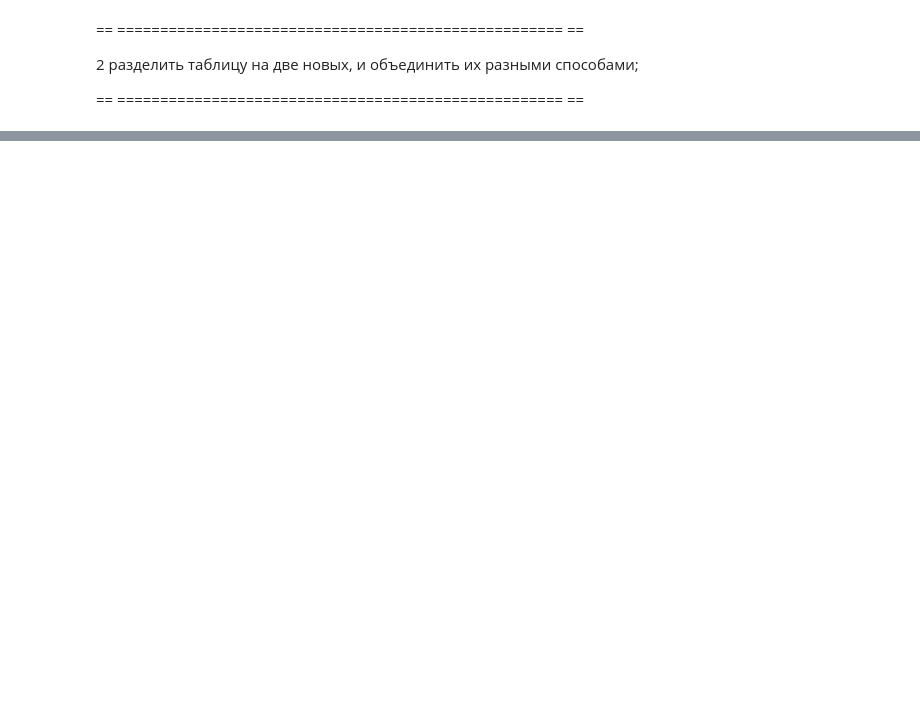
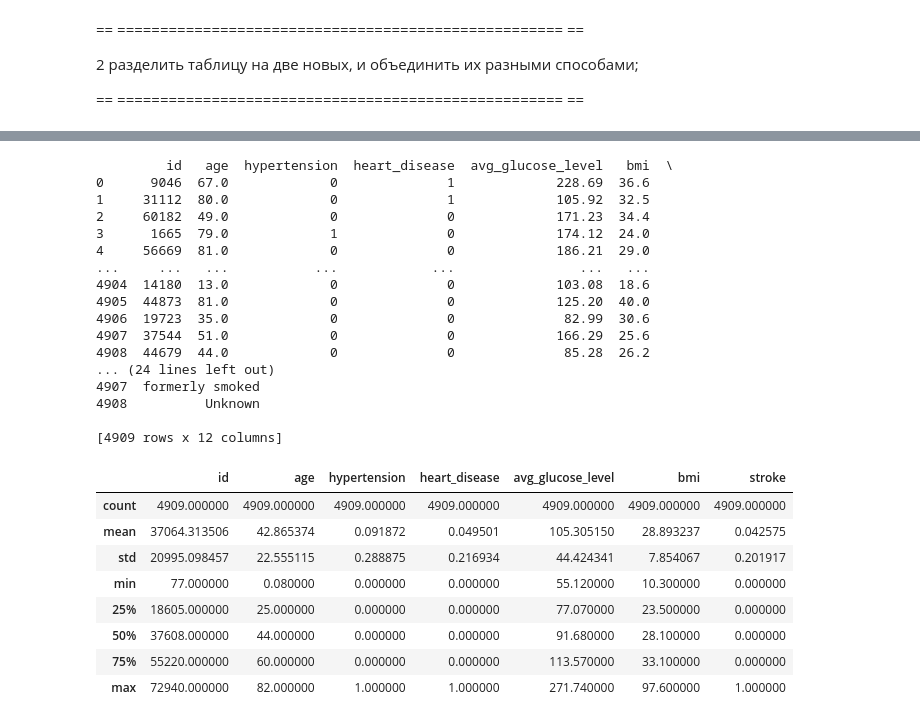
Before and after one commit to KirillSmirnov2/InnopolisStudentPublicRepository, a Jupyter notebook: HW4_SmirnovKK.ipynb, the cells around one changed output, grey strips where cells are left out. Cells and saved outputs as stored; diff of their text form; code cells hidden in the pictures; blank space fills up the shorter version.

```diff
--- a/HW4_SmirnovKK.ipynb
+++ b/HW4_SmirnovKK.ipynb
@@ -101,0 +278,31 @@ id уникальны
+# %%
+# @title Поскольку можно удалить строки, то можно использовать ранее определенные dataframe с уже выполненными операциями.
+print(df5)
+df5.describe()
+# %% [output]
+         id   age  hypertension  heart_disease  avg_glucose_level   bmi  \
+0      9046  67.0             0              1             228.69  36.6
+1     31112  80.0             0              1             105.92  32.5
+2     60182  49.0             0              0             171.23  34.4
+3      1665  79.0             1              0             174.12  24.0
+4     56669  81.0             0              0             186.21  29.0
+...     ...   ...           ...            ...                ...   ...
+4904  14180  13.0             0              0             103.08  18.6
+4905  44873  81.0             0              0             125.20  40.0
+4906  19723  35.0             0              0              82.99  30.6
+4907  37544  51.0             0              0             166.29  25.6
+4908  44679  44.0             0              0              85.28  26.2
+... (24 lines left out)
+4907  formerly smoked
+4908          Unknown
+
+[4909 rows x 12 columns]
+|  | id | age | hypertension | heart_disease | avg_glucose_level | bmi | stroke |
+| count | 4909.000000 | 4909.000000 | 4909.000000 | 4909.000000 | 4909.000000 | 4909.000000 | 4909.000000 |
+| mean | 37064.313506 | 42.865374 | 0.091872 | 0.049501 | 105.305150 | 28.893237 | 0.042575 |
+| std | 20995.098457 | 22.555115 | 0.288875 | 0.216934 | 44.424341 | 7.854067 | 0.201917 |
+| min | 77.000000 | 0.080000 | 0.000000 | 0.000000 | 55.120000 | 10.300000 | 0.000000 |
+| 25% | 18605.000000 | 25.000000 | 0.000000 | 0.000000 | 77.070000 | 23.500000 | 0.000000 |
+| 50% | 37608.000000 | 44.000000 | 0.000000 | 0.000000 | 91.680000 | 28.100000 | 0.000000 |
+| 75% | 55220.000000 | 60.000000 | 0.000000 | 0.000000 | 113.570000 | 33.100000 | 0.000000 |
+| max | 72940.000000 | 82.000000 | 1.000000 | 1.000000 | 271.740000 | 97.600000 | 1.000000 |
```
Also changed, not shown: parts of 9 cells of this notebook.
